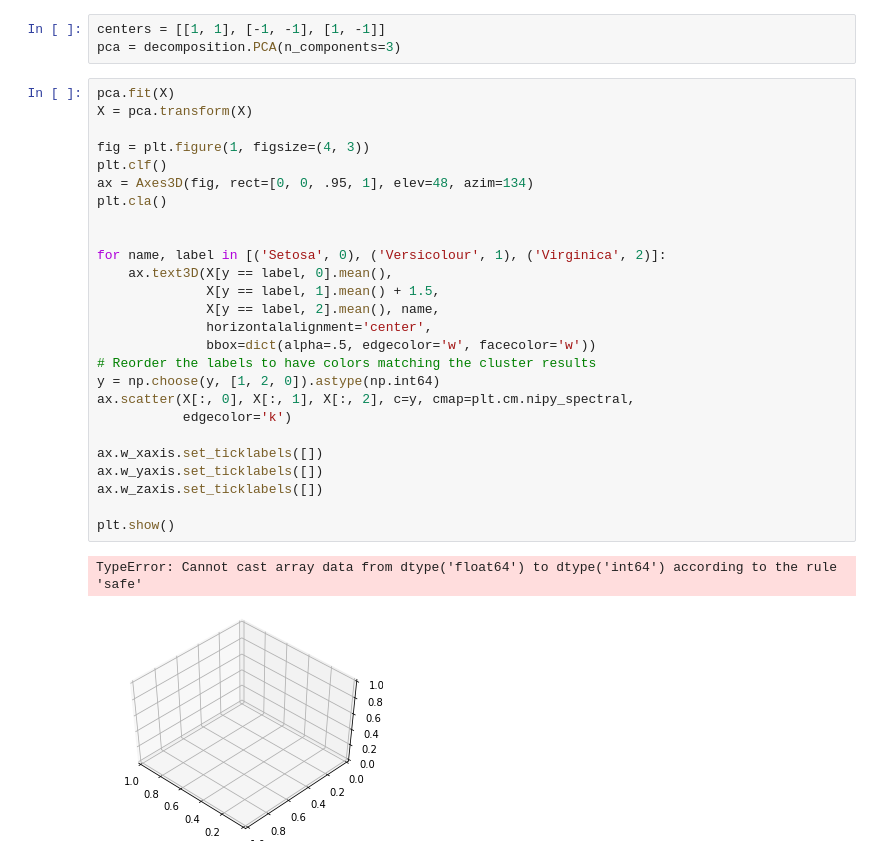
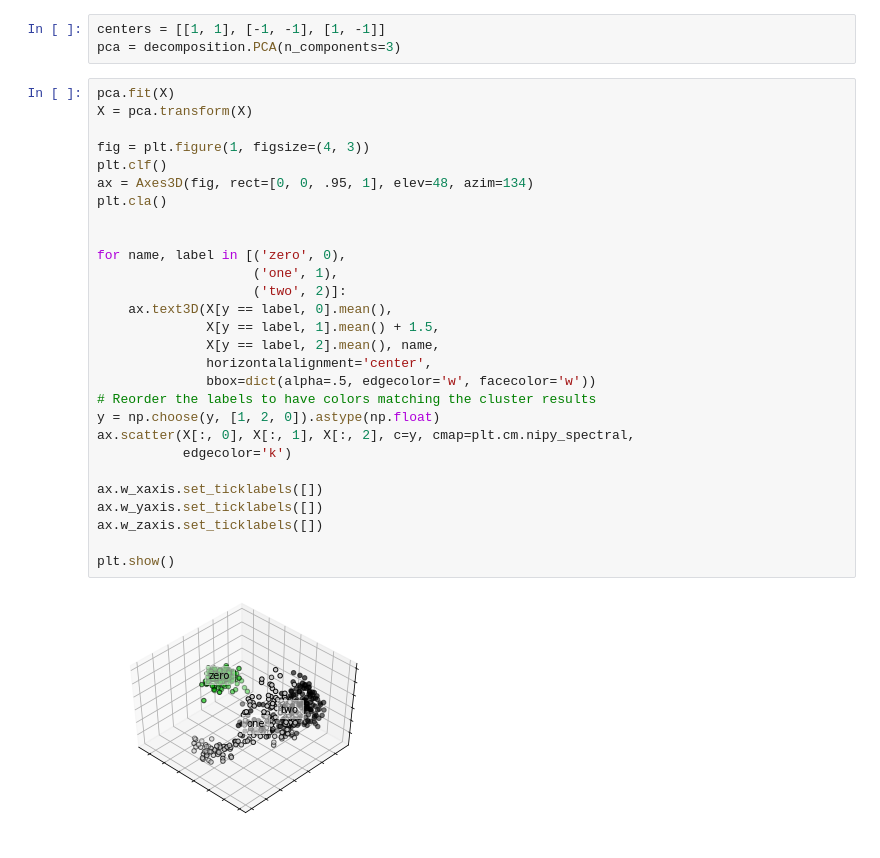
Before and after one commit to Noraaxx/2nd-ML100Days, a Jupyter notebook: homework/Day_059_HW.ipynb, the cells around one changed output. Cells and saved outputs as stored; diff of their text form.

```diff
--- a/homework/Day_059_HW.ipynb
+++ b/homework/Day_059_HW.ipynb
@@ -24,29 +24,30 @@ pca = decomposition.PCA(n_components=3)
 # %%
 pca.fit(X)
 X = pca.transform(X)
 
 fig = plt.figure(1, figsize=(4, 3))
 plt.clf()
 ax = Axes3D(fig, rect=[0, 0, .95, 1], elev=48, azim=134)
 plt.cla()
 
 
-for name, label in [('Setosa', 0), ('Versicolour', 1), ('Virginica', 2)]:
+for name, label in [('zero', 0),
+                    ('one', 1),
+                    ('two', 2)]:
     ax.text3D(X[y == label, 0].mean(),
               X[y == label, 1].mean() + 1.5,
               X[y == label, 2].mean(), name,
               horizontalalignment='center',
               bbox=dict(alpha=.5, edgecolor='w', facecolor='w'))
 # Reorder the labels to have colors matching the cluster results
-y = np.choose(y, [1, 2, 0]).astype(np.int64)
+y = np.choose(y, [1, 2, 0]).astype(np.float)
 ax.scatter(X[:, 0], X[:, 1], X[:, 2], c=y, cmap=plt.cm.nipy_spectral,
            edgecolor='k')
 
 ax.w_xaxis.set_ticklabels([])
 ax.w_yaxis.set_ticklabels([])
 ax.w_zaxis.set_ticklabels([])
 
 plt.show()
 # %% [output]
-TypeError: Cannot cast array data from dtype('float64') to dtype('int64') according to the rule 'safe'
-[figure, old version]
+[figure, new version]
```
